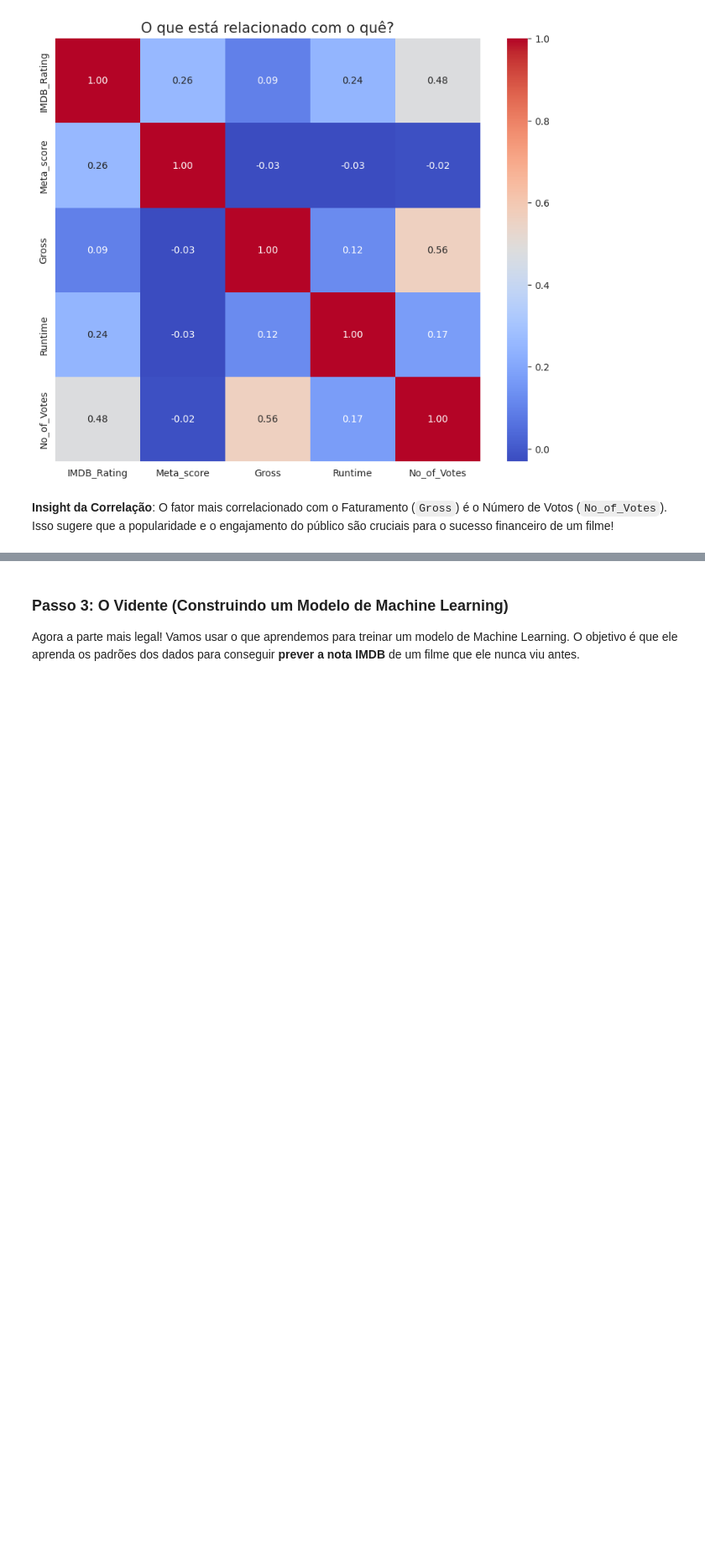
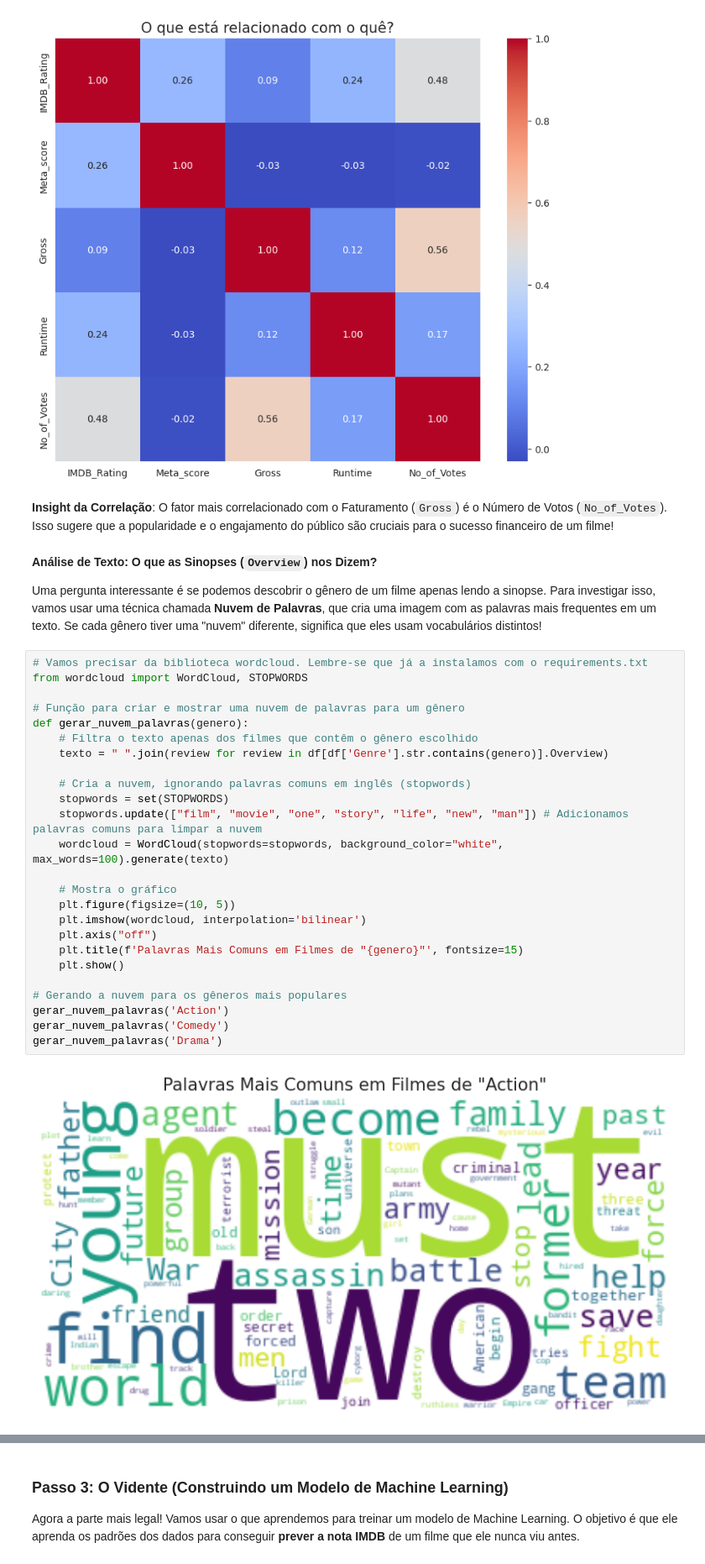
Before and after one commit to drifer97/LH_CD_VAGNER, a Jupyter notebook: analise_filmes_imdb.ipynb, the cells around one changed output, grey strips where cells are left out. Shown at 84% size. Cells and saved outputs as stored; diff of their text form; blank space fills up the shorter version.

```diff
--- a/analise_filmes_imdb.ipynb
+++ b/analise_filmes_imdb.ipynb
@@ -166,3 +166,34 @@ plt.show()
 [figure]
 # %% [markdown]
 **Insight da Correlação**: O fator mais correlacionado com o Faturamento (`Gross`) é o Número de Votos (`No_of_Votes`). Isso sugere que a popularidade e o engajamento do público são cruciais para o sucesso financeiro de um filme!
+# %% [markdown]
+**Análise de Texto: O que as Sinopses (`Overview`) nos Dizem?**
+
+Uma pergunta interessante é se podemos descobrir o gênero de um filme apenas lendo a sinopse. Para investigar isso, vamos usar uma técnica chamada **Nuvem de Palavras**, que cria uma imagem com as palavras mais frequentes em um texto. Se cada gênero tiver uma "nuvem" diferente, significa que eles usam vocabulários distintos!
+# %%
+# Vamos precisar da biblioteca wordcloud. Lembre-se que já a instalamos com o requirements.txt
+from wordcloud import WordCloud, STOPWORDS
+
+# Função para criar e mostrar uma nuvem de palavras para um gênero
+def gerar_nuvem_palavras(genero):
+    # Filtra o texto apenas dos filmes que contêm o gênero escolhido
+    texto = " ".join(review for review in df[df['Genre'].str.contains(genero)].Overview)
+
+    # Cria a nuvem, ignorando palavras comuns em inglês (stopwords)
+    stopwords = set(STOPWORDS)
+    stopwords.update(["film", "movie", "one", "story", "life", "new", "man"]) # Adicionamos palavras comuns para limpar a nuvem
+    wordcloud = WordCloud(stopwords=stopwords, background_color="white", max_words=100).generate(texto)
+
+    # Mostra o gráfico
+    plt.figure(figsize=(10, 5))
+    plt.imshow(wordcloud, interpolation='bilinear')
+    plt.axis("off")
+    plt.title(f'Palavras Mais Comuns em Filmes de "{genero}"', fontsize=15)
+    plt.show()
+
+# Gerando a nuvem para os gêneros mais populares
+gerar_nuvem_palavras('Action')
+gerar_nuvem_palavras('Comedy')
+gerar_nuvem_palavras('Drama')
+# %% [output]
+[figure, added]
```
Also changed, not shown: parts of 1 cell of this notebook.
